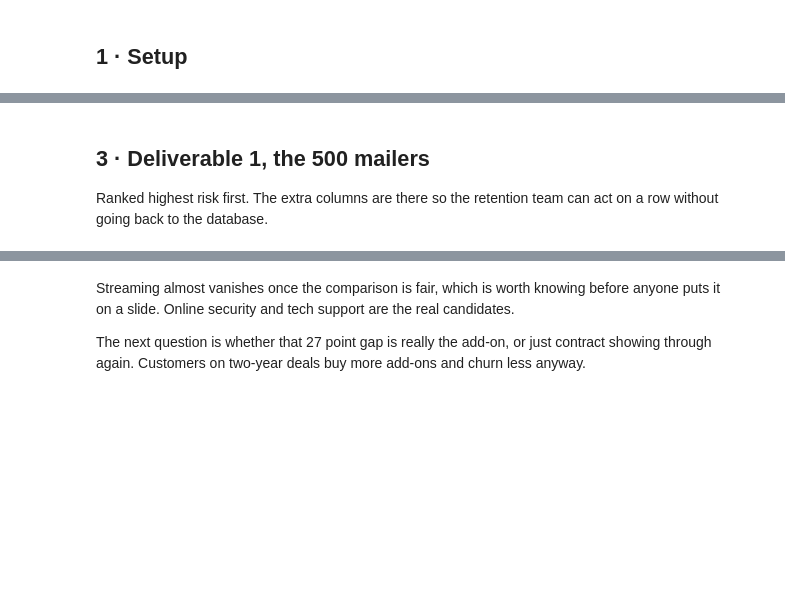
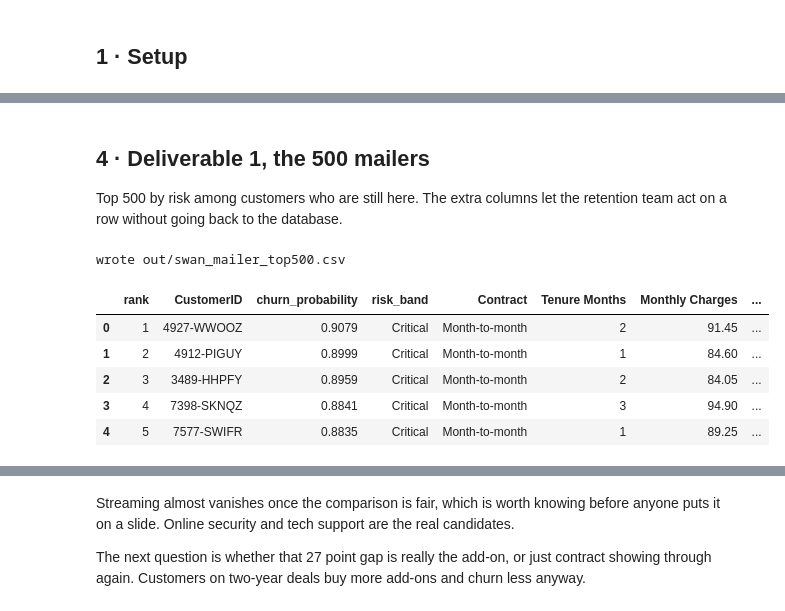
Before and after one commit to oum4r/df-swan-teleco-consulting, a Jupyter notebook: C - Business.ipynb, the cells around one changed output, grey strips where cells are left out. Saved outputs shown, nothing was run; the diff lists cells and outputs as text; code cells hidden in the pictures; blank space fills up the shorter version.

```diff
--- a/C - Business.ipynb
+++ b/C - Business.ipynb
@@ -91,13 +92,18 @@ Three requirements, in order of how badly they break things:
 # %%
 # Required, with no fallback on purpose. A placeholder here would quietly produce
 # two client-facing CSVs built on invented numbers.
-CANDIDATES = [Path("churn_scores.csv"), Path("data/churn_scores.csv"),
-              Path("../churn_scores.csv")]
-SCORES = next((c for c in CANDIDATES if c.exists()), None)
+SCORES = next((c for c in [Path("churn_scores.csv"), Path("data/churn_scores.csv"),
+                           Path("../churn_scores.csv")] if c.exists()), None)
 if SCORES is None:
     raise FileNotFoundError(
         "churn_scores.csv not found. Run B - logistic_regression.ipynb and export "
         "oof_proba alongside df_clean['CustomerID'] before running this notebook.")
 
 scores = pd.read_csv(SCORES)
-print(f"scores from {SCORES}: {len(scores):,} rows")
+scored = df.merge(scores, on="CustomerID", how="left")
+
+assert len(scored) == N, "row count changed on merge"
+assert scored["CustomerID"].is_unique, "duplicate CustomerIDs"
+assert scored["churn_probability"].notna().all(), "some customers have no score"
+assert scored["churn_probability"].between(0, 1).all(), "probabilities outside 0 to 1"
+print(f"scores from {SCORES}: {len(scores):,} rows, validated")
@@ -141,21 +197,32 @@ if tied > 1:
 # %% [markdown]
-## 3 · Deliverable 1, the 500 mailers
+## 4 · Deliverable 1, the 500 mailers
 
-Ranked highest risk first. The extra columns are there so the retention team can act on a
-row without going back to the database.
+Top 500 by risk among customers who are still here. The extra columns let the retention
+team act on a row without going back to the database.
 # %%
 COLS = ["rank", "CustomerID", "churn_probability", "risk_band",
         "Contract", "Tenure Months", "Monthly Charges", "Payment Method"]
 
-mailer = scored.head(500)[COLS].copy()
+mailer = current.nlargest(500, "churn_probability").reset_index(drop=True)
+mailer["rank"] = mailer.index + 1
+mailer = mailer[COLS].copy()
 mailer["churn_probability"] = mailer["churn_probability"].round(4)
 mailer["Monthly Charges"] = mailer["Monthly Charges"].round(2)
 
 assert len(mailer) == 500
 assert mailer["CustomerID"].is_unique
 assert mailer["rank"].tolist() == list(range(1, 501))
+assert not set(mailer["CustomerID"]) & set(departed["CustomerID"]), "an ex-customer got in"
 
 mailer.to_csv("out/swan_mailer_top500.csv", index=False)
 print("wrote out/swan_mailer_top500.csv")
 mailer.head()
+# %% [output]
+wrote out/swan_mailer_top500.csv
+|  | rank | CustomerID | churn_probability | risk_band | Contract | Tenure Months | Monthly Charges | ... |
+| 0 | 1 | 4927-WWOOZ | 0.9079 | Critical | Month-to-month | 2 | 91.45 | ... |
+| 1 | 2 | 4912-PIGUY | 0.8999 | Critical | Month-to-month | 1 | 84.60 | ... |
+| 2 | 3 | 3489-HHPFY | 0.8959 | Critical | Month-to-month | 2 | 84.05 | ... |
+| 3 | 4 | 7398-SKNQZ | 0.8841 | Critical | Month-to-month | 3 | 94.90 | ... |
+| 4 | 5 | 7577-SWIFR | 0.8835 | Critical | Month-to-month | 1 | 89.25 | ... |
 # %%
```
Also changed, not shown: parts of 34 cells of this notebook, 2 other files.
